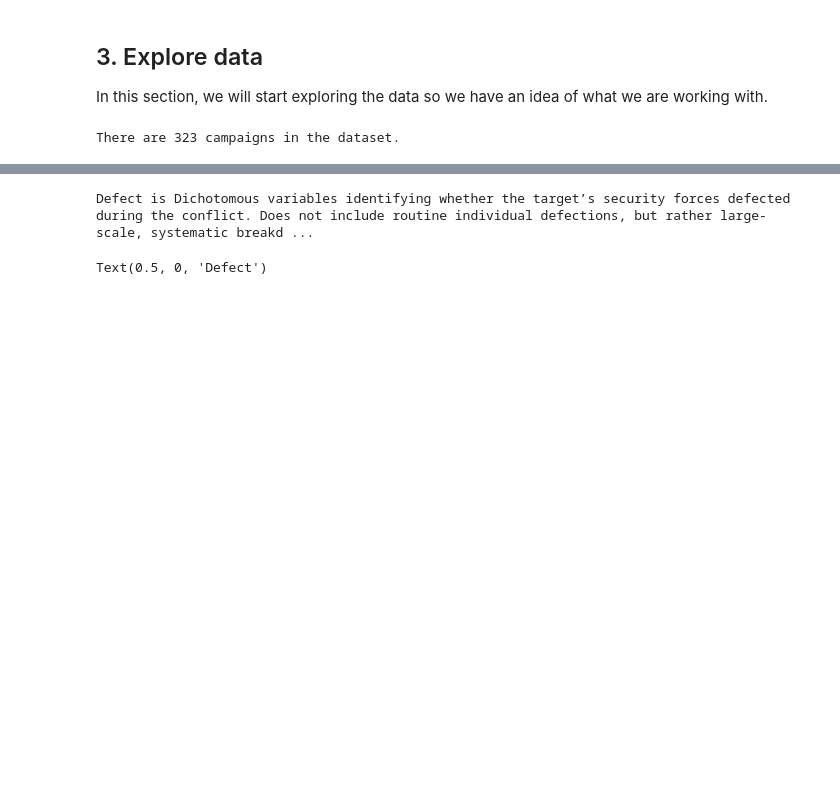
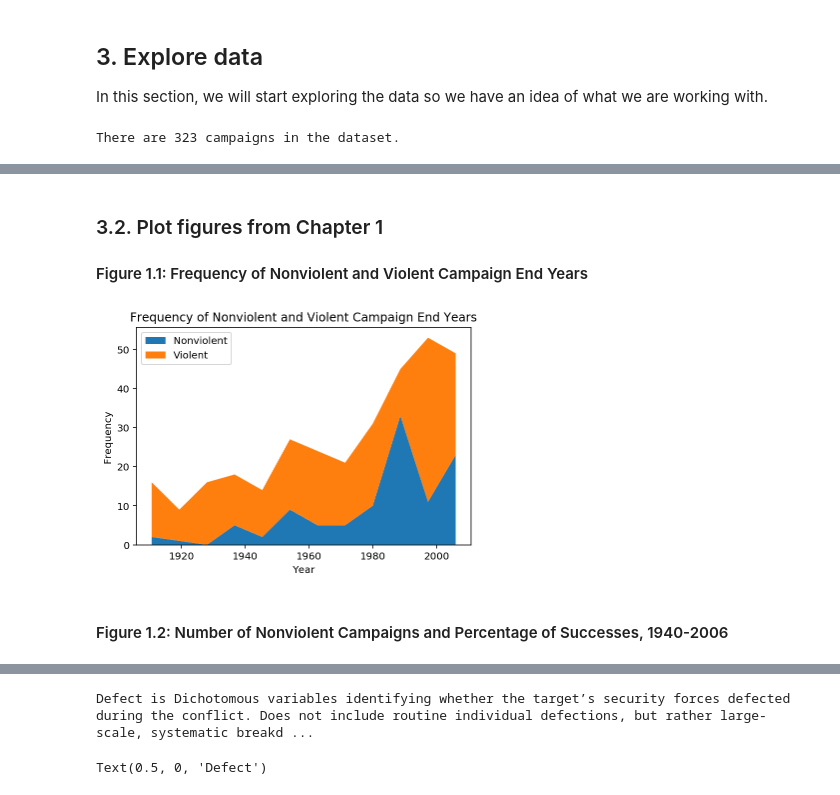
Before and after one commit to orlando-trejo/ginsberg-center-tutorials, a Jupyter notebook: ginsberg-tutorials-python/data_load_explore.ipynb, the cells around one changed output, grey strips where cells are left out. Cells and saved outputs as stored; diff of their text form; code cells hidden in the pictures; blank space fills up the shorter version.

```diff
--- a/ginsberg-tutorials-python/data_load_explore.ipynb
+++ b/ginsberg-tutorials-python/data_load_explore.ipynb
@@ -97,0 +102,27 @@ plt.show()
+# %% [markdown]
+### 3.2. Plot figures from Chapter 1
+
+#### Figure 1.1: Frequency of Nonviolent and Violent Campaign End Years
+# %%
+# Approximately recreate Figure 1.1 from book
+
+# Determine number of violent and nonviolent campaigns
+# as a function of ~9 year intervals
+y_n, x = np.histogram(data[data.nonviol==1.0]['eyear'], bins = 12) # Nonviolent
+y, x = np.histogram(data[data.nonviol==0.0]['eyear'], bins = 12) # Violent
+
+# Adjust length of time array
+x = x[:-1] + np.diff(x)
+
+# Stack plot of nonviolent and violent campaigns
+fig, ax = plt.subplots()
+ax.stackplot(x, y_n, y)
+plt.legend(['Nonviolent','Violent'], loc=2)
+plt.xlabel('Year')
+plt.ylabel('Frequency')
+plt.title('Frequency of Nonviolent and Violent Campaign End Years')
+plt.show()
+# %% [output]
+[figure, added]
+# %% [markdown]
+#### Figure 1.2: Number of Nonviolent Campaigns and Percentage of Successes, 1940-2006
```
Also changed, not shown: parts of 11 cells of this notebook.
